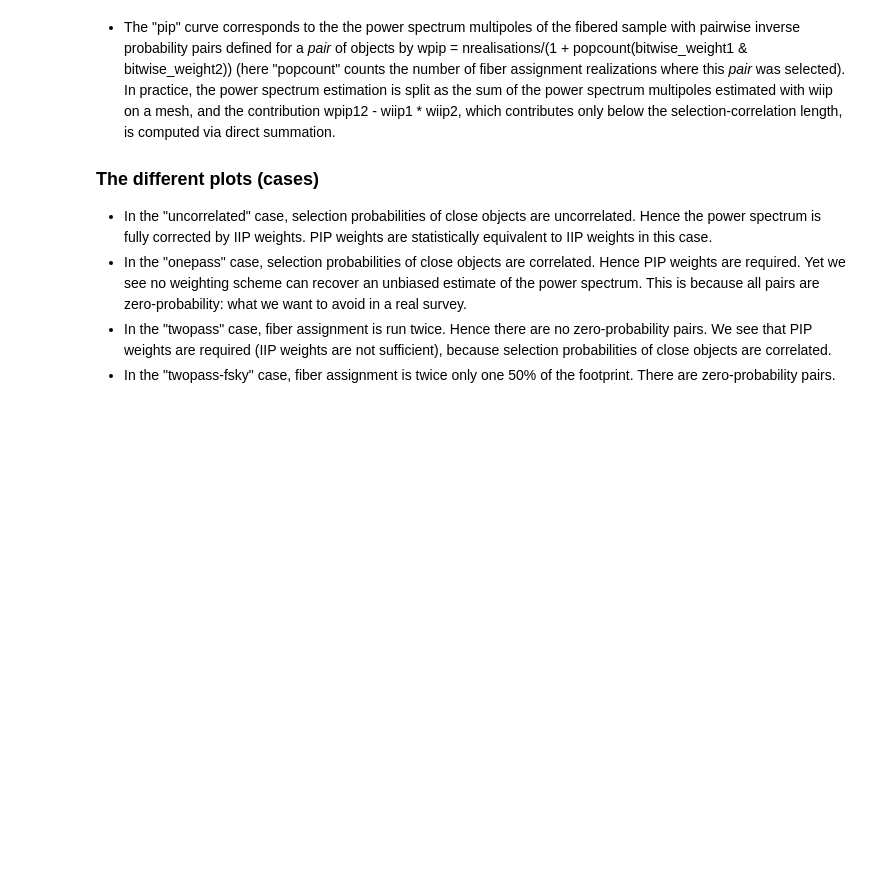
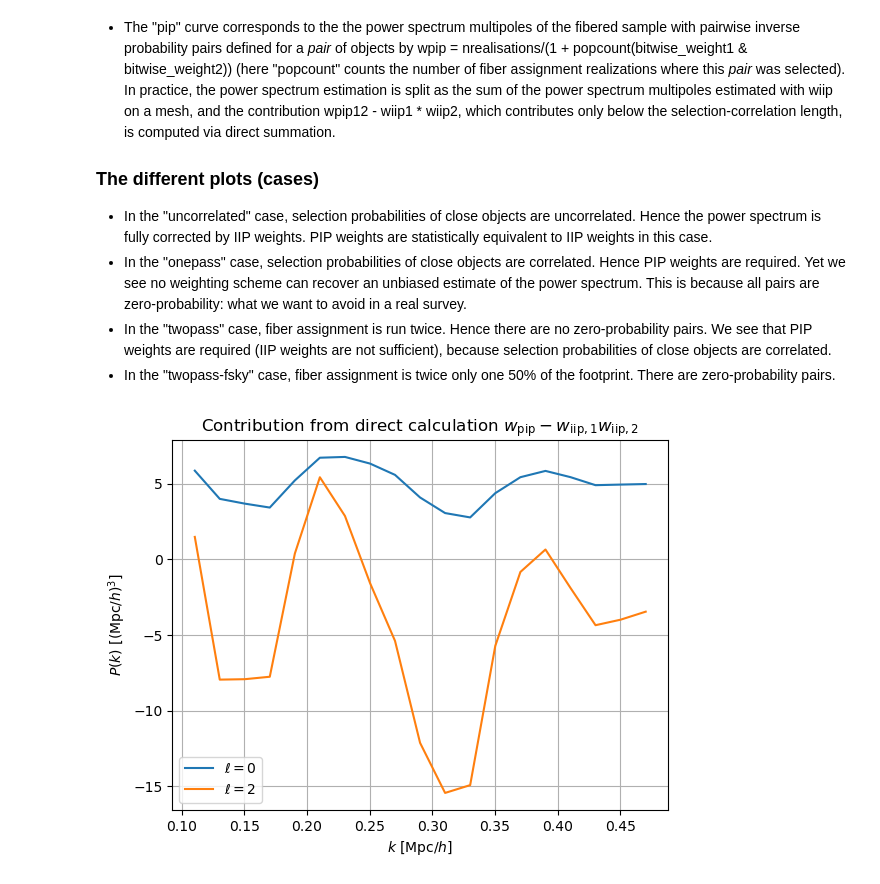
Before and after one commit to cosmodesi/pypower, a Jupyter notebook: nb/pip_examples.ipynb, the cells around one changed output. Saved outputs shown, nothing was run; the diff lists cells and outputs as text; code cells hidden in the pictures; blank space fills up the shorter version.

```diff
--- a/nb/pip_examples.ipynb
+++ b/nb/pip_examples.ipynb
@@ -236,3 +233,15 @@ plt.show()
 - In the "onepass" case, selection probabilities of close objects are correlated. Hence PIP weights are required. Yet we see no weighting scheme can recover an unbiased estimate of the power spectrum. This is because all pairs are zero-probability: what we want to avoid in a real survey.
 - In the "twopass" case, fiber assignment is run twice. Hence there are no zero-probability pairs. We see that PIP weights are required (IIP weights are not sufficient), because selection probabilities of close objects are correlated.
 - In the "twopass-fsky" case, fiber assignment is twice only one 50% of the footprint. There are zero-probability pairs.
+# %%
+ax = plt.gca()
+ax.set_title('Contribution from direct calculation $w_{\mathrm{pip}} - w_{\mathrm{iip},1} w_{\mathrm{iip},2}$')
+for ill, ell in enumerate(result_pip.ells):
+    ax.plot(result_pip.k, result_pip.power_direct_nonorm[ill].real/result_pip.wnorm, label=r'$\ell = {:d}$'.format(ell))
+ax.set_xlabel('$k$ [$\mathrm{Mpc}/h$]')
+ax.set_ylabel(r'$P(k)$ [$(\mathrm{{Mpc}}/h)^{{3}}$]')
+ax.grid(True)
+ax.legend()
+plt.show()
+# %% [output]
+[figure, added]
```
Also changed, not shown: parts of 4 cells of this notebook.
